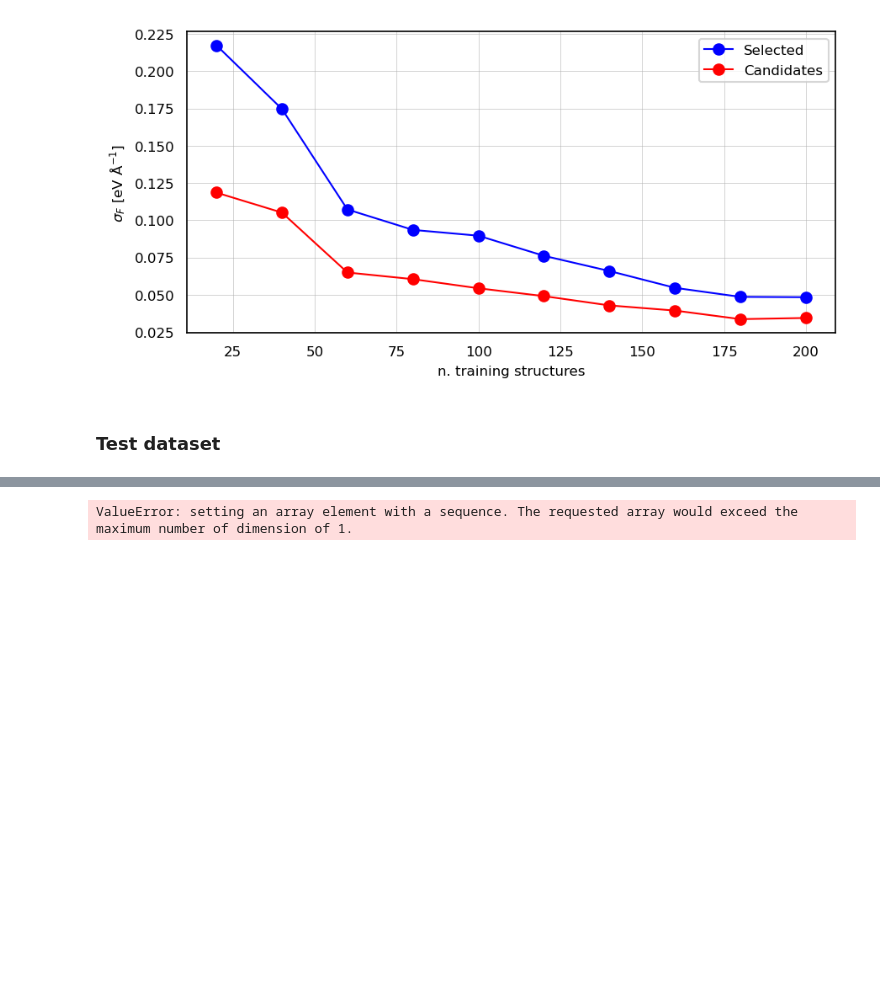
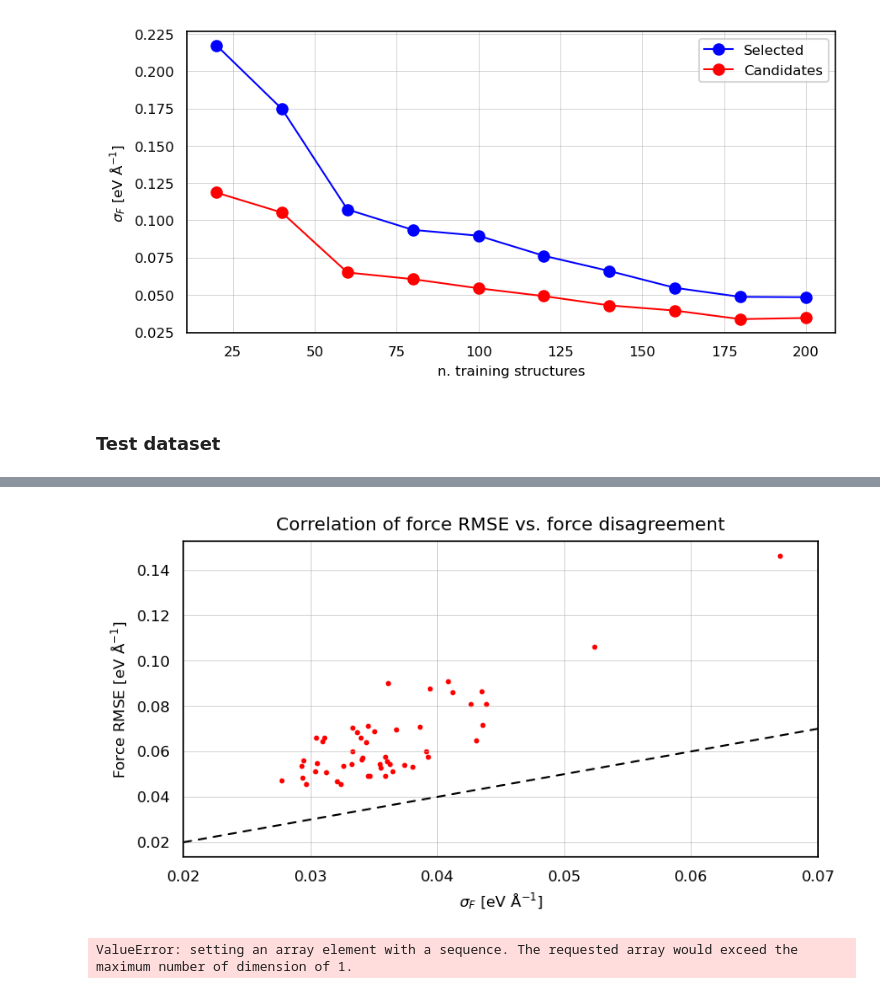
Before and after one commit to sabia-group/AL-tutorial, a Jupyter notebook: notebooks/tutorial.ipynb, the cells around one changed output, grey strips where cells are left out. Saved outputs shown, nothing was run; the diff lists cells and outputs as text; code cells hidden in the pictures; blank space fills up the shorter version.

```diff
--- a/notebooks/tutorial.ipynb
+++ b/notebooks/tutorial.ipynb
@@ -442,3 +466,17 @@ plt.show()
+# %%
+RMSE = np.sqrt(((forces - ref_forces)**2).mean(axis=(0, 2, 3)))
+# %%
+sigma_f = disagreement_f.mean(axis=(1, 2))
+# %%
+plt.figure(figsize=(6, 3))
+plt.plot(np.linspace(0.02, 0.08, 1000), np.linspace(0.02, 0.08, 1000), color='k', dashes=[4, 4], dash_capstyle='round')
+plt.scatter(sigma_f, RMSE, marker='o', s=3, color='r')
+plt.xlabel('$\sigma_F$ [eV $\mathrm{\AA}^{-1}$]')
+plt.ylabel('Force RMSE [eV $\mathrm{\AA}^{-1}$]')
+plt.xlim(0.02, 0.07)
+plt.title('Correlation of force RMSE vs. force disagreement');
+# %% [output]
+[figure, added]
 # %%
 energy = None
 all_energy = None
```
Also changed, not shown: parts of 3 cells of this notebook.
